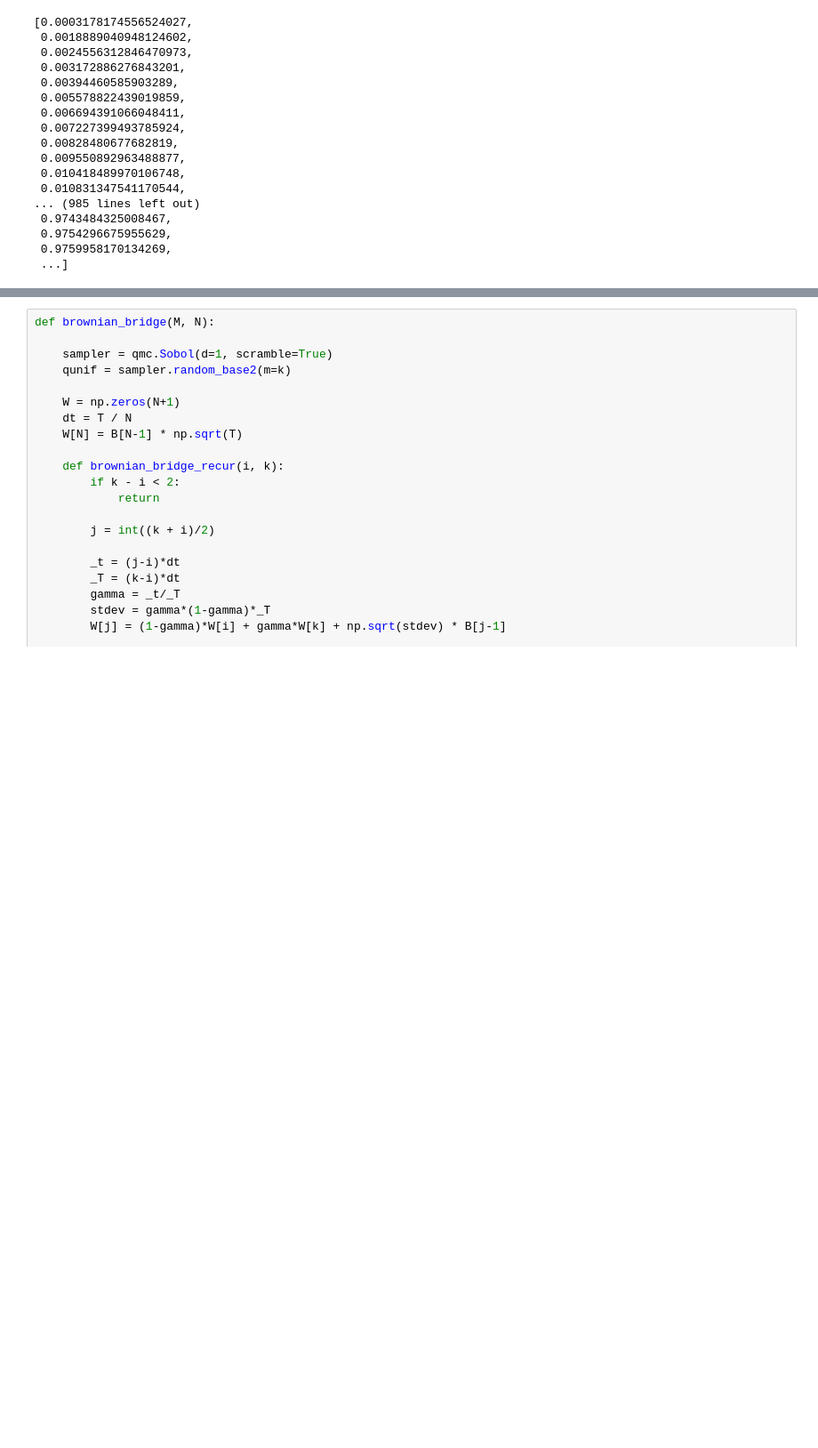
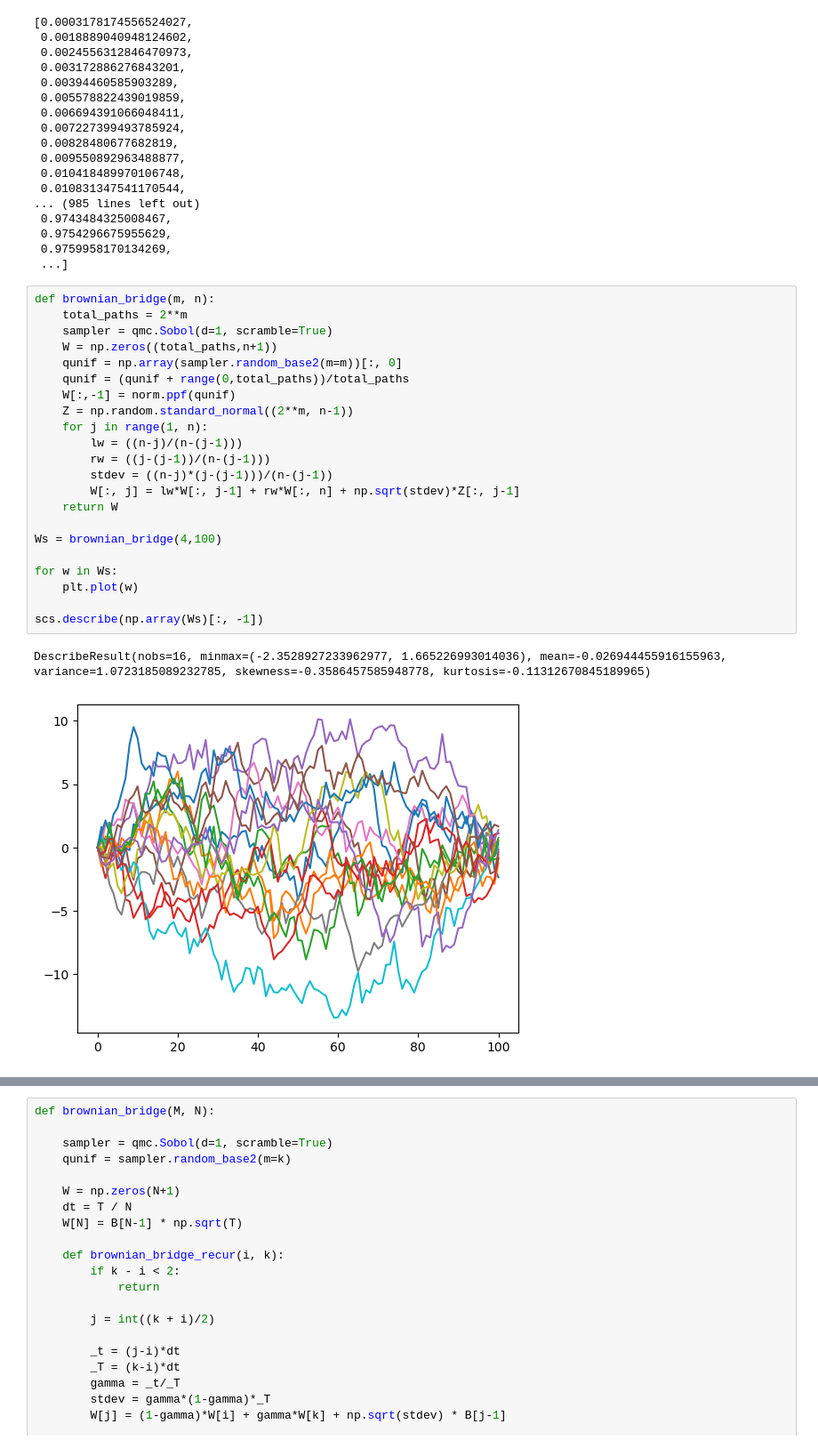
Before and after one commit to fbristotti/cqf, a Jupyter notebook: final/labs.ipynb, the cells around one changed output, grey strips where cells are left out. Shown at 89% size. Cells and saved outputs as stored; diff of their text form; blank space fills up the shorter version.

```diff
--- a/final/labs.ipynb
+++ b/final/labs.ipynb
@@ -167,6 +167,31 @@ Wall time: 0 ns
  0.9754296675955629,
  0.9759958170134269,
  ...]
+# %%
+def brownian_bridge(m, n):
+    total_paths = 2**m
+    sampler = qmc.Sobol(d=1, scramble=True)
+    W = np.zeros((total_paths,n+1))
+    qunif = np.array(sampler.random_base2(m=m))[:, 0]
+    qunif = (qunif + range(0,total_paths))/total_paths
+    W[:,-1] = norm.ppf(qunif)
+    Z = np.random.standard_normal((2**m, n-1))
+    for j in range(1, n):
+        lw = ((n-j)/(n-(j-1)))
+        rw = ((j-(j-1))/(n-(j-1)))
+        stdev = ((n-j)*(j-(j-1)))/(n-(j-1))
+        W[:, j] = lw*W[:, j-1] + rw*W[:, n] + np.sqrt(stdev)*Z[:, j-1]
+    return W
+
+Ws = brownian_bridge(4,100)
+
+for w in Ws:
+    plt.plot(w)
+
+scs.describe(np.array(Ws)[:, -1])
+# %% [output]
+DescribeResult(nobs=16, minmax=(-2.3528927233962977, 1.665226993014036), mean=-0.026944455916155963, variance=1.0723185089232785, skewness=-0.3586457585948778, kurtosis=-0.11312670845189965)
+[figure, added]
 # %%
 def brownian_bridge(m, n):
     total_paths = 2**m
```
Also changed, not shown: parts of 4 cells of this notebook.
